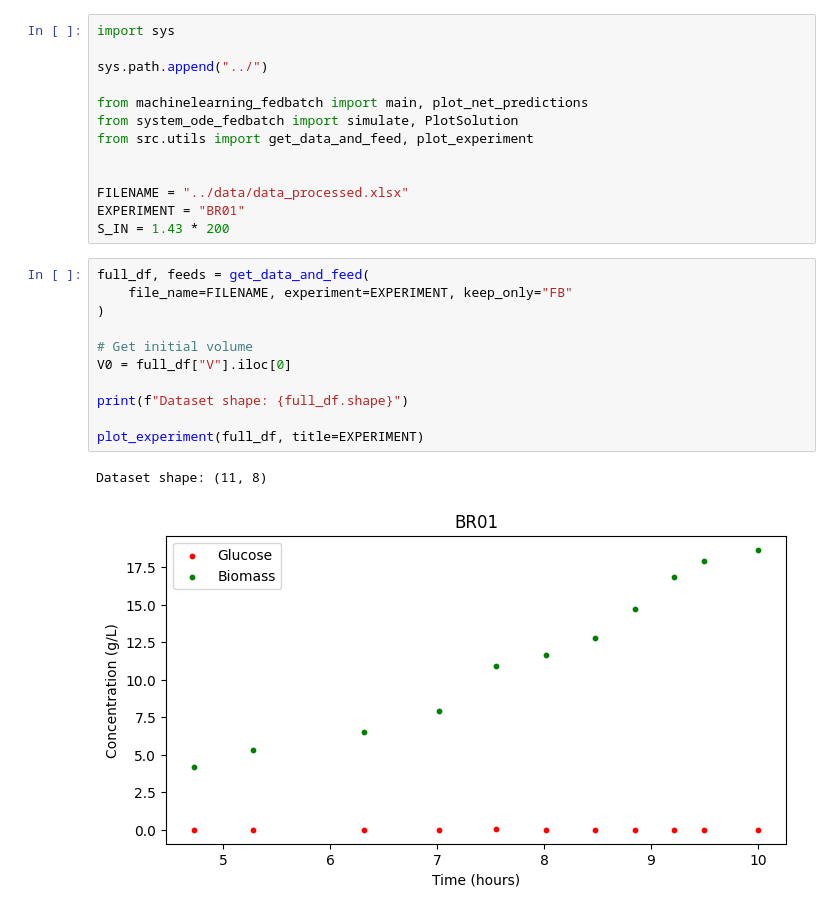
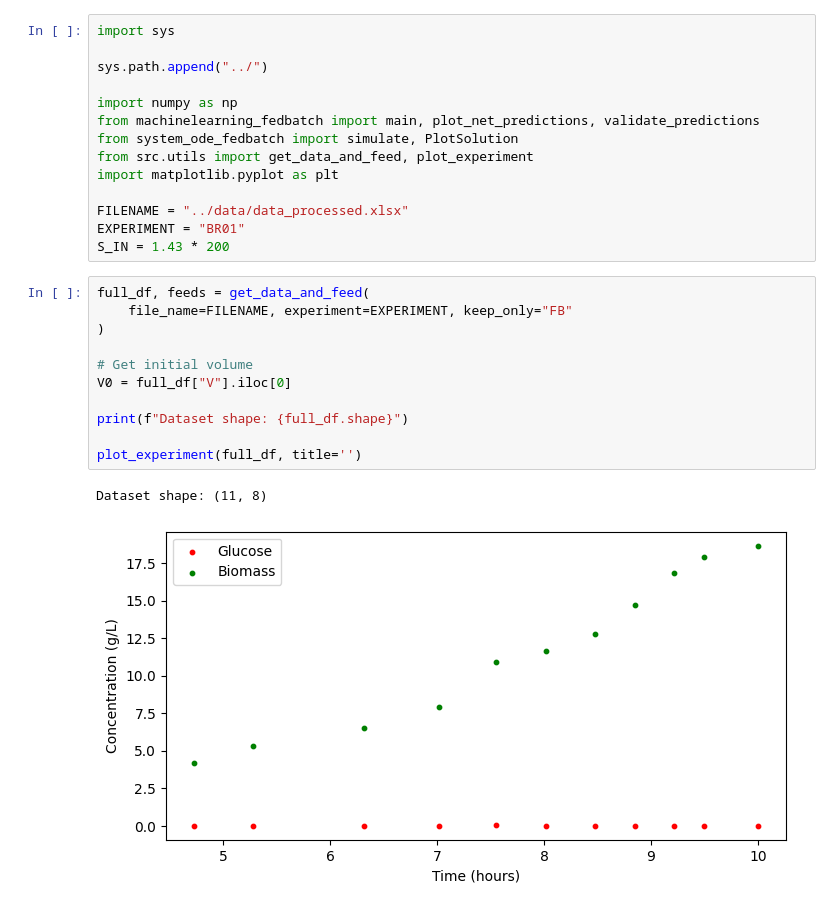
Before and after one commit to costasmexis/dynamic-modeling, a Jupyter notebook: fedbatch/Notebook_fedbatch_main.ipynb, the cells around one changed output. Cells and saved outputs as stored; diff of their text form.

```diff
--- a/fedbatch/Notebook_fedbatch_main.ipynb
+++ b/fedbatch/Notebook_fedbatch_main.ipynb
@@ -6,10 +9,11 @@ import sys
 
 sys.path.append("../")
 
-from machinelearning_fedbatch import main, plot_net_predictions
+import numpy as np
+from machinelearning_fedbatch import main, plot_net_predictions, validate_predictions
 from system_ode_fedbatch import simulate, PlotSolution
 from src.utils import get_data_and_feed, plot_experiment
-
+import matplotlib.pyplot as plt
 
 FILENAME = "../data/data_processed.xlsx"
 EXPERIMENT = "BR01"
@@ -17,14 +21,14 @@ S_IN = 1.43 * 200
 # %%
 full_df, feeds = get_data_and_feed(
     file_name=FILENAME, experiment=EXPERIMENT, keep_only="FB"
 )
 
 # Get initial volume
 V0 = full_df["V"].iloc[0]
 
 print(f"Dataset shape: {full_df.shape}")
 
-plot_experiment(full_df, title=EXPERIMENT)
+plot_experiment(full_df, title='')
 # %% [output]
 Dataset shape: (11, 8)
-[figure, old version]
+[figure, new version]
```
Also changed, not shown: parts of 6 cells of this notebook, 3 other files.
